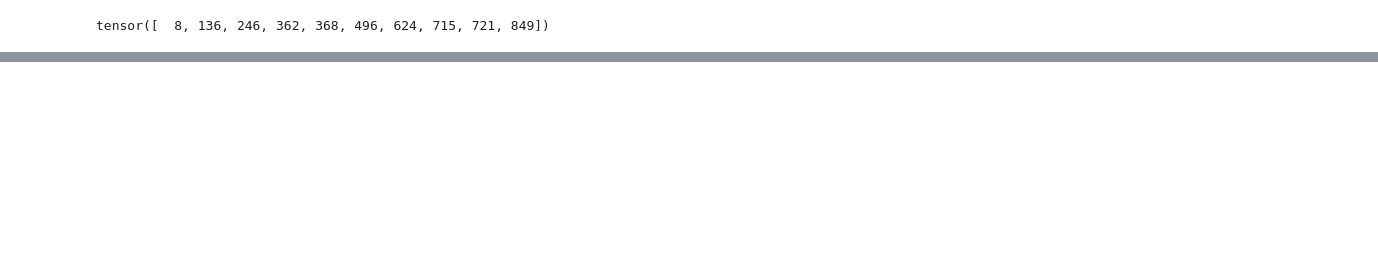
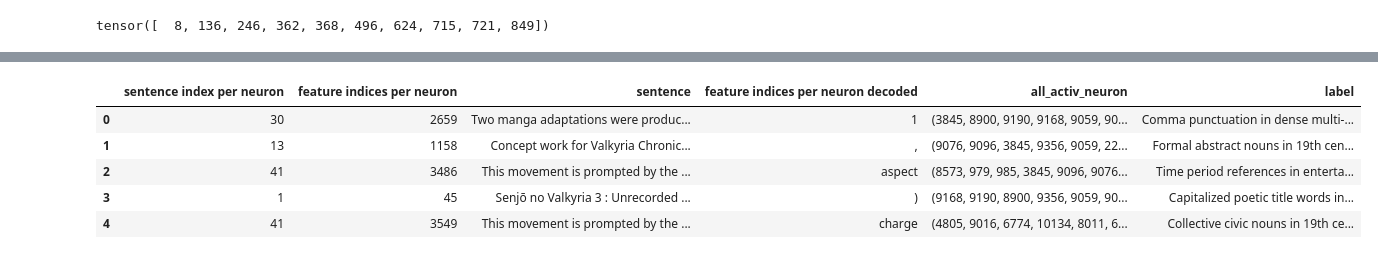
Before and after one commit to heisdenverr/llm-interpretability, a Jupyter notebook: SAE_of_Qwen2_0.5B.ipynb, the cells around one changed output, grey strips where cells are left out. Saved outputs shown, nothing was run; the diff lists cells and outputs as text; code cells hidden in the pictures; blank space fills up the shorter version.

```diff
--- a/SAE_of_Qwen2_0.5B.ipynb
+++ b/SAE_of_Qwen2_0.5B.ipynb
@@ -357,0 +397,39 @@ r_s
+# %%
+# So i passed the dataset to a llm, to get a one line label
+label = {
+"Capitalized poetic title words in Japanese media adaptations",
+"Comma punctuation in dense multi-clause game development prose",
+"Formal abstract nouns in 19th century legal authority language",
+"Closing parentheses in bilingual Japanese-English title translations",
+"Words of authority and custody in formal governmental demand language",
+"Time period references in entertainment media release scheduling language",
+"Military mission terminology in video game design and development context",
+"Sales and commercial performance metrics in Japanese gaming charts",
+"Definite article 'the' in formal governmental possession and authority claims",
+"Collective civic nouns in 19th century state rights political discourse"
+}
+"""
+Neuron 2659 (token: "1", sentence: Valkyria manga adaptations)
+"Capitalized poetic title words in Japanese media adaptations"
+Neuron 1158 (token: ",", sentence: Valkyria Chronicles III development)
+"Comma punctuation in dense multi-clause game development prose"
+Neuron 3486 (token: "aspect", sentence: Little Rock Arsenal speech)
+"Formal abstract nouns in 19th century legal authority language"
+Neuron 45 (token: ")", sentence: Valkyria Chronicles III intro)
+"Closing parentheses in bilingual Japanese-English title translations"
+Neuron 3549 (token: "charge", sentence: Little Rock Arsenal speech)
+"Words of authority and custody in formal governmental demand language"
+Neuron 2414 (token: "period", sentence: Valkyria Chronicles anime)
+"Time period references in entertainment media release scheduling language"
+Neuron 1289 (token: "mission", sentence: Valkyria Chronicles III development)
+"Military mission terminology in video game design and development context"
+Neuron 1778 (token: "sales", sentence: Valkyria Chronicles III sales)
+"Sales and commercial performance metrics in Japanese gaming charts"
+Neuron 3551 (token: "the", sentence: Little Rock Arsenal speech)
+"Definite article 'the' in formal governmental possession and authority claims"
+Neuron 3438 (token: "citizens", sentence: Little Rock Arsenal speech)
+"Collective civic nouns in 19th century state rights political discourse"
+
+Pattern across all 10: Your SAE is dominated by two topics — Valkyria Chronicles and Little Rock Arsenal — confirming the corpus bias finding. But within those topics you're seeing genuinely specific features: punctuation style, syntactic register, domain vocabulary, and even function words in specific contexts.
+
+"""
@@ -357,0 +451,3 @@ r_s
+# %%
+_featlabel = pd.DataFrame(label)
+_featlabel
@@ -357,0 +466,10 @@ r_s
+# %%
+feature_one_interpretability['label'] = _featlabel
+feature_one_interpretability.head()
+# %% [output]
+|  | sentence index per neuron | feature indices per neuron | sentence | feature indices per neuron decoded | all_activ_neuron | label |
+| 0 | 30 | 2659 | Two manga adaptations were produc... | 1 | (3845, 8900, 9190, 9168, 9059, 90... | Comma punctuation in dense multi-... |
+| 1 | 13 | 1158 | Concept work for Valkyria Chronic... | , | (9076, 9096, 3845, 9356, 9059, 22... | Formal abstract nouns in 19th cen... |
+| 2 | 41 | 3486 | This movement is prompted by the ... | aspect | (8573, 979, 985, 3845, 9096, 9076... | Time period references in enterta... |
+| 3 | 1 | 45 | Senjō no Valkyria 3 : Unrecorded ... | ) | (9168, 9190, 8900, 9356, 9059, 90... | Capitalized poetic title words in... |
+| 4 | 41 | 3549 | This movement is prompted by the ... | charge | (4805, 9016, 6774, 10134, 8011, 6... | Collective civic nouns in 19th ce... |
```
Also changed, not shown: parts of 44 cells of this notebook.
